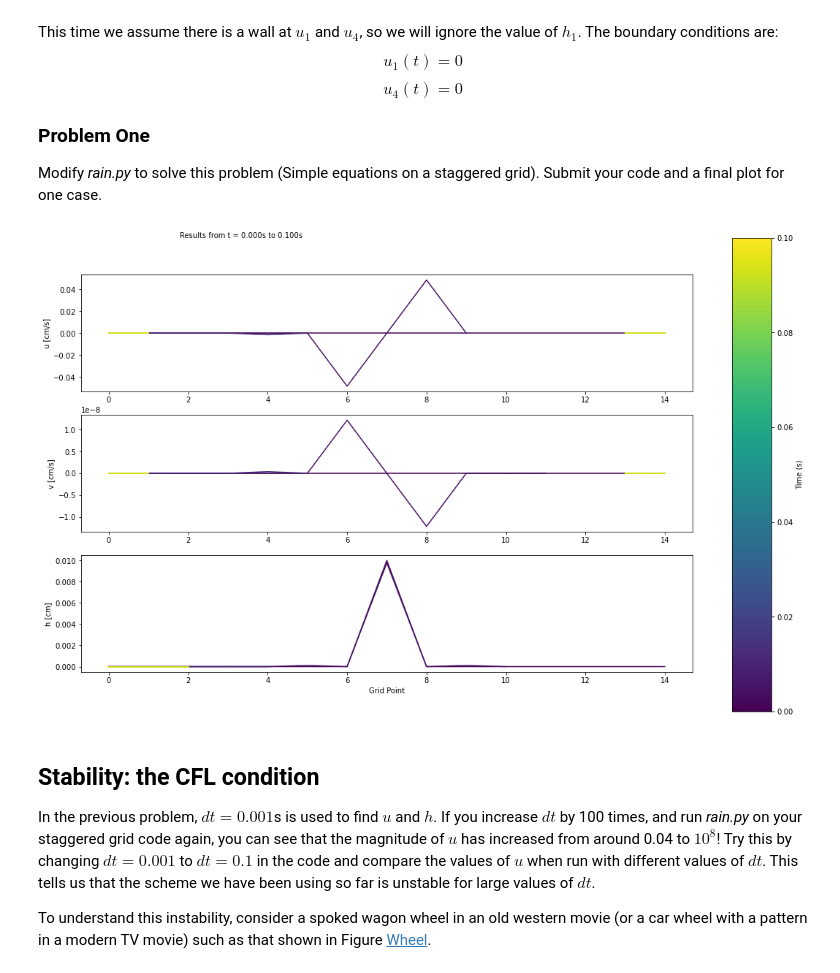
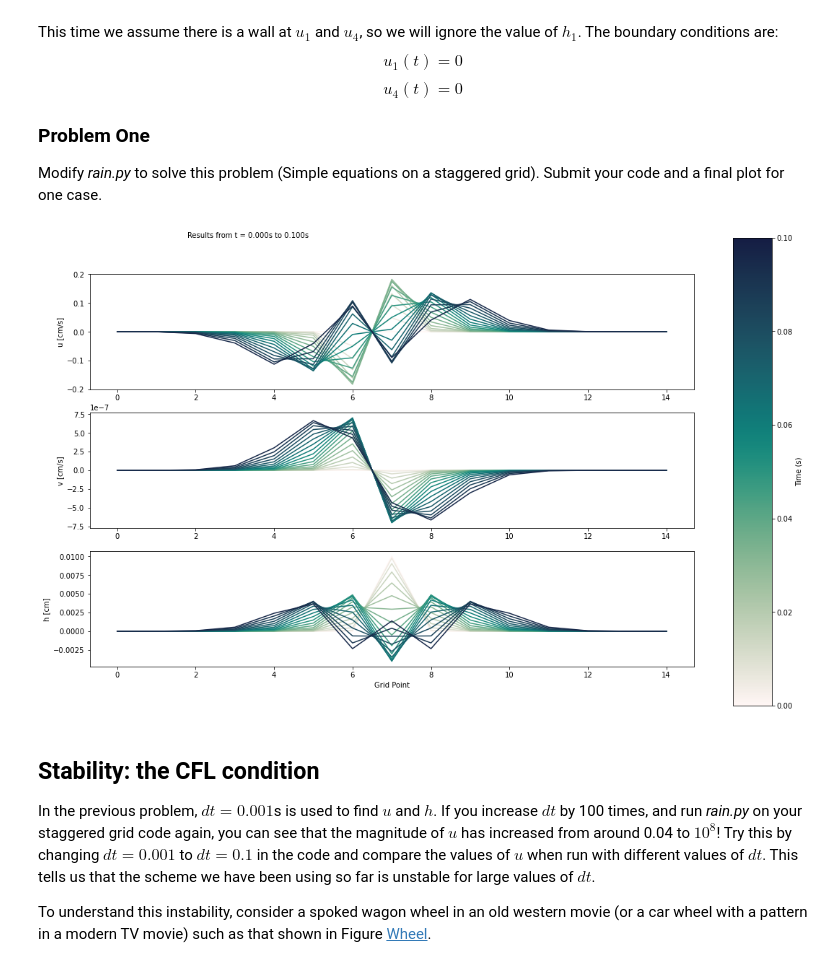
Before and after one commit to JoseEOAS/numeric_2022, a Jupyter notebook: notebooks/lab7/01-lab7-Jvalenti.ipynb, the cells around one changed output. Cells and saved outputs as stored; diff of their text form; code cells hidden in the pictures.

```diff
--- a/notebooks/lab7/01-lab7-Jvalenti.ipynb
+++ b/notebooks/lab7/01-lab7-Jvalenti.ipynb
@@ -535,10 +527,10 @@ equations on a staggered grid). Submit your code and a final plot for
 one case.
 # %%
 import importlib
-importlib.reload(rain2)
-rain2.rain([100,15])
+importlib.reload(rain3)
+rain3.rain([100,15])
 # %% [output]
-[figure, old version]
+[figure, new version]
 # %% [markdown]
 ## Stability: the CFL condition
 [lab7:stability]:(#Stability:-the-CFL-condition)
```
Also changed, not shown: parts of 6 cells of this notebook, 1 other file.
